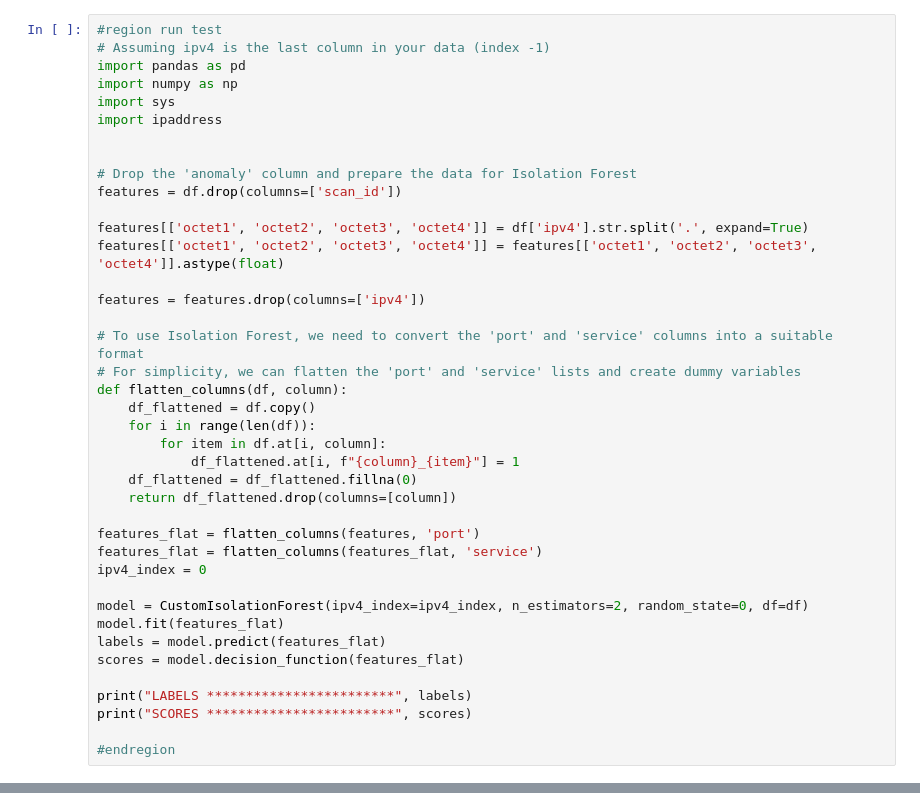
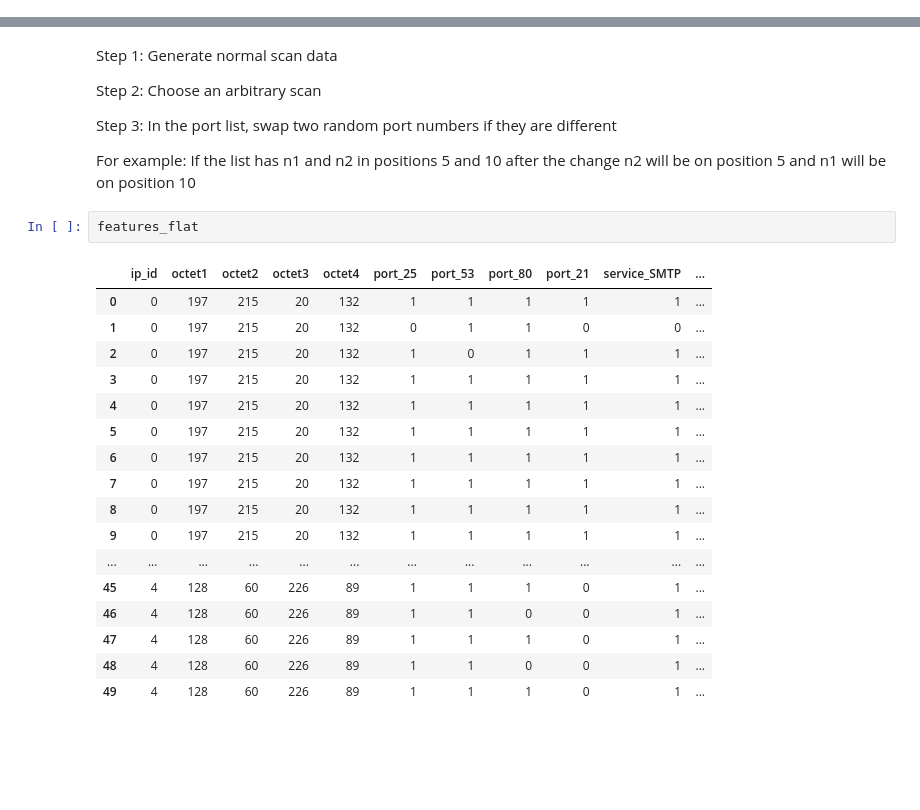
Before and after one commit to cdjidjev/custom_iForest, a Jupyter notebook: processingTrees_update.ipynb, the cells around one changed output, grey strips where cells are left out. Drawn from its saved outputs; the diff is of its cells as text; blank space fills up the shorter version.

```diff
--- a/processingTrees_update.ipynb
+++ b/processingTrees_update.ipynb
@@ -142,40 +16,0 @@ print(df)
-# %%
-#region run test
-# Assuming ipv4 is the last column in your data (index -1)
-import pandas as pd
-import numpy as np
-import sys
-import ipaddress
-
-
-# Drop the 'anomaly' column and prepare the data for Isolation Forest
-features = df.drop(columns=['scan_id'])
-
-features[['octet1', 'octet2', 'octet3', 'octet4']] = df['ipv4'].str.split('.', expand=True)
-features[['octet1', 'octet2', 'octet3', 'octet4']] = features[['octet1', 'octet2', 'octet3', 'octet4']].astype(float)
-
-features = features.drop(columns=['ipv4'])
-
-# To use Isolation Forest, we need to convert the 'port' and 'service' columns into a suitable format
-# For simplicity, we can flatten the 'port' and 'service' lists and create dummy variables
-def flatten_columns(df, column):
-    df_flattened = df.copy()
-    for i in range(len(df)):
-        for item in df.at[i, column]:
-            df_flattened.at[i, f"{column}_{item}"] = 1
-    df_flattened = df_flattened.fillna(0)
-    return df_flattened.drop(columns=[column])
-
-features_flat = flatten_columns(features, 'port')
-features_flat = flatten_columns(features_flat, 'service')
-ipv4_index = 0
-
-model = CustomIsolationForest(ipv4_index=ipv4_index, n_estimators=2, random_state=0, df=df)
-model.fit(features_flat)
-labels = model.predict(features_flat)
-scores = model.decision_function(features_flat)
-
-print("LABELS ************************", labels)
-print("SCORES ************************", scores)
-
-#endregion
@@ -204,0 +825,32 @@ features
+# %% [markdown]
+Step 1:
+Generate normal scan data
+
+Step 2:
+Choose an arbitrary scan
+
+Step 3:
+In the port list, swap two random port numbers if they are different
+
+For example:
+If the list has n1 and n2 in positions 5 and 10 after the change n2 will be on position 5 and n1 will be on position 10
+# %%
+features_flat
+# %% [output]
+|  | ip_id | octet1 | octet2 | octet3 | octet4 | port_25 | port_53 | port_80 | port_21 | service_SMTP | ... |
+| 0 | 0 | 197 | 215 | 20 | 132 | 1 | 1 | 1 | 1 | 1 | ... |
+| 1 | 0 | 197 | 215 | 20 | 132 | 0 | 1 | 1 | 0 | 0 | ... |
+| 2 | 0 | 197 | 215 | 20 | 132 | 1 | 0 | 1 | 1 | 1 | ... |
+| 3 | 0 | 197 | 215 | 20 | 132 | 1 | 1 | 1 | 1 | 1 | ... |
+| 4 | 0 | 197 | 215 | 20 | 132 | 1 | 1 | 1 | 1 | 1 | ... |
+| 5 | 0 | 197 | 215 | 20 | 132 | 1 | 1 | 1 | 1 | 1 | ... |
+| 6 | 0 | 197 | 215 | 20 | 132 | 1 | 1 | 1 | 1 | 1 | ... |
+| 7 | 0 | 197 | 215 | 20 | 132 | 1 | 1 | 1 | 1 | 1 | ... |
+| 8 | 0 | 197 | 215 | 20 | 132 | 1 | 1 | 1 | 1 | 1 | ... |
+| 9 | 0 | 197 | 215 | 20 | 132 | 1 | 1 | 1 | 1 | 1 | ... |
+| ... | ... | ... | ... | ... | ... | ... | ... | ... | ... | ... | ... |
+| 45 | 4 | 128 | 60 | 226 | 89 | 1 | 1 | 1 | 0 | 1 | ... |
+| 46 | 4 | 128 | 60 | 226 | 89 | 1 | 1 | 0 | 0 | 1 | ... |
+| 47 | 4 | 128 | 60 | 226 | 89 | 1 | 1 | 1 | 0 | 1 | ... |
+| 48 | 4 | 128 | 60 | 226 | 89 | 1 | 1 | 0 | 0 | 1 | ... |
+| 49 | 4 | 128 | 60 | 226 | 89 | 1 | 1 | 1 | 0 | 1 | ... |
```
Also changed, not shown: parts of 15 cells of this notebook, 12 other files.
